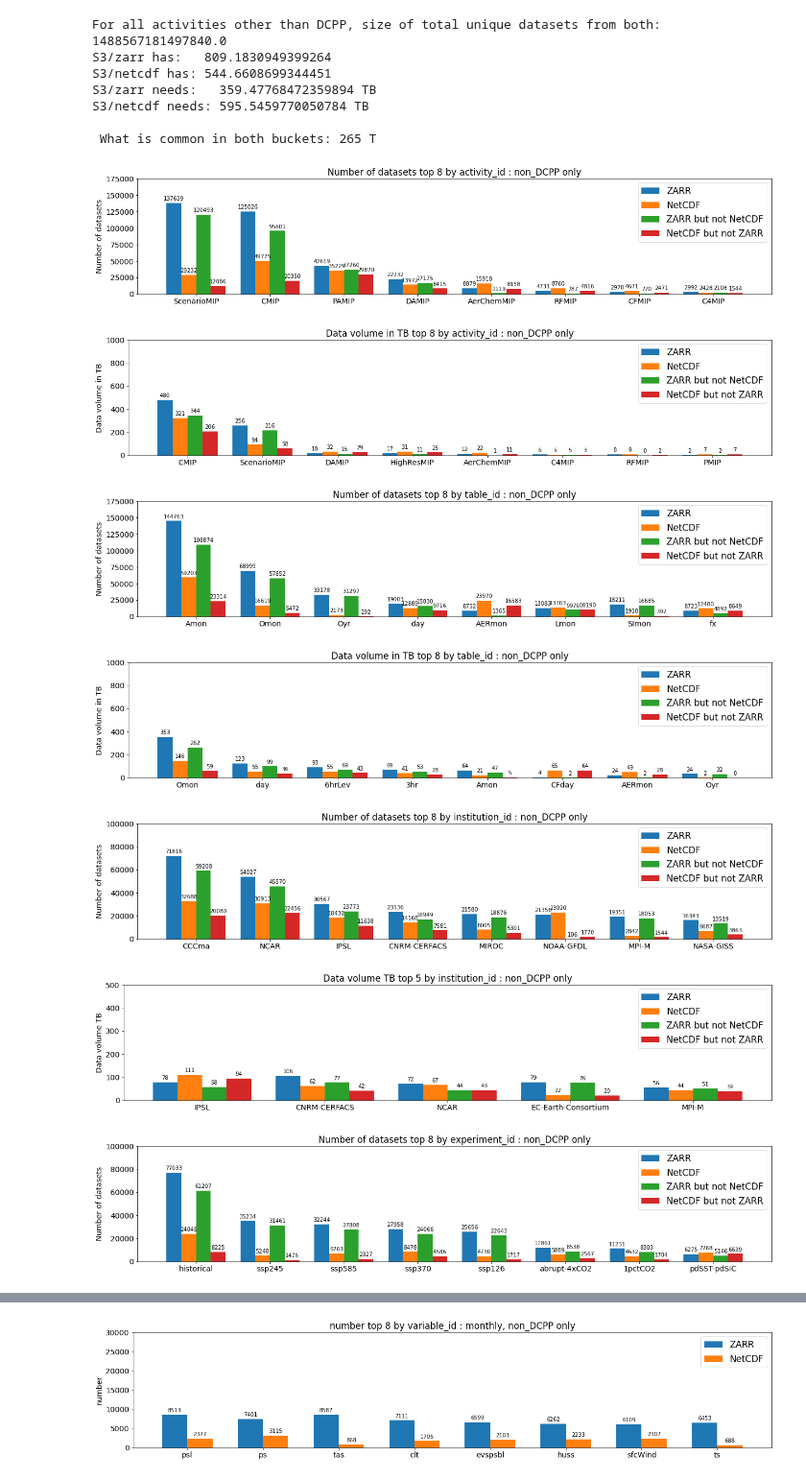
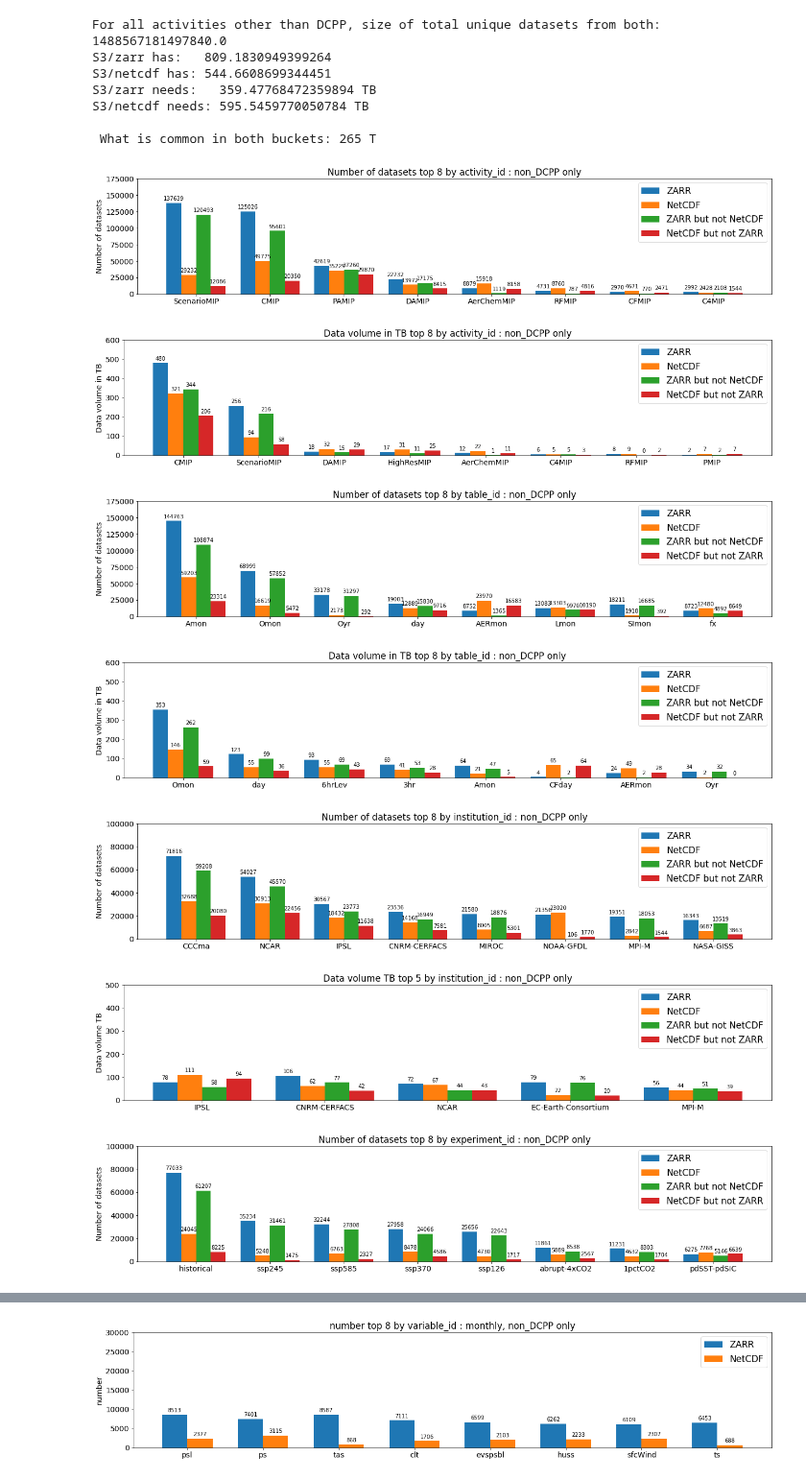
Before and after one commit to aradhakrishnanGFDL/gfdl-aws-analysis, a Jupyter notebook: examples/a1r-CompareAWS-NCvsZarr.ipynb, the cells around one changed output, grey strips where cells are left out. Shown at 96% size. Drawn from its saved outputs; the diff is of its cells as text; code cells hidden in the pictures.

```diff
--- a/examples/a1r-CompareAWS-NCvsZarr.ipynb
+++ b/examples/a1r-CompareAWS-NCvsZarr.ipynb
@@ -341,31 +341,31 @@ def plot_facet(df_dict,facet='table_id',top_n=8,ymax=300000,ylabel='number',titl
 # %%
 df_dict = {'ZARR':dZR,'NetCDF':dNC,'ZARR but not NetCDF':dZRnNC,'NetCDF but not ZARR':dNCnZR}
 
 
 df_dict_size = {'ZARR':dZR,'NetCDF':dNC,'ZARR but not NetCDF':dZRnNC,'NetCDF but not ZARR':dNCnZR}
 
 units = 't'
 if(units == 't'): leg='TB'
 if(units == 'g'): leg='GB'
 
 plot_facet(df_dict,facet='activity_id',ymax=175000,ylabel='Number of datasets',title_add = ' : non_DCPP only')
-plot_facet(df_dict_size,facet='activity_id',ymax=1000, ylabel='Data volume in '+leg,title_add = ' : non_DCPP only',units='t')
+plot_facet(df_dict_size,facet='activity_id',ymax=600, ylabel='Data volume in '+leg,title_add = ' : non_DCPP only',units='t')
 
 
 plot_facet(df_dict,facet='table_id',ymax=175000,ylabel='Number of datasets',title_add = ' : non_DCPP only')
-plot_facet(df_dict_size,facet='table_id',ymax=1000,ylabel="Data volume in "+leg, title_add = ' : non_DCPP only',units='t')
+plot_facet(df_dict_size,facet='table_id',ymax=600,ylabel="Data volume in "+leg, title_add = ' : non_DCPP only',units='t')
 
 
 plot_facet(df_dict,facet='institution_id',top_n=8,ymax=100000,ylabel='Number of datasets',title_add = ' : non_DCPP only')
 plot_facet(df_dict_size,facet='institution_id',top_n=5,ymax=500,ylabel="Data volume "+leg,title_add = ' : non_DCPP only',units='t')
 
 plot_facet(df_dict,facet='experiment_id',ymax=100000,ylabel='Number of datasets',title_add = ' : non_DCPP only')
 plot_facet(df_dict_size,facet='experiment_id',ymax=500,ylabel="Data volume in "+leg,title_add = ' : non_DCPP only',units='t')
 # %% [output]
 [figure]
-[figure, old version]
+[figure, new version]
 [figure]
-[figure, old version]
+[figure, new version]
 [figure]
 [figure]
 [figure]
```
